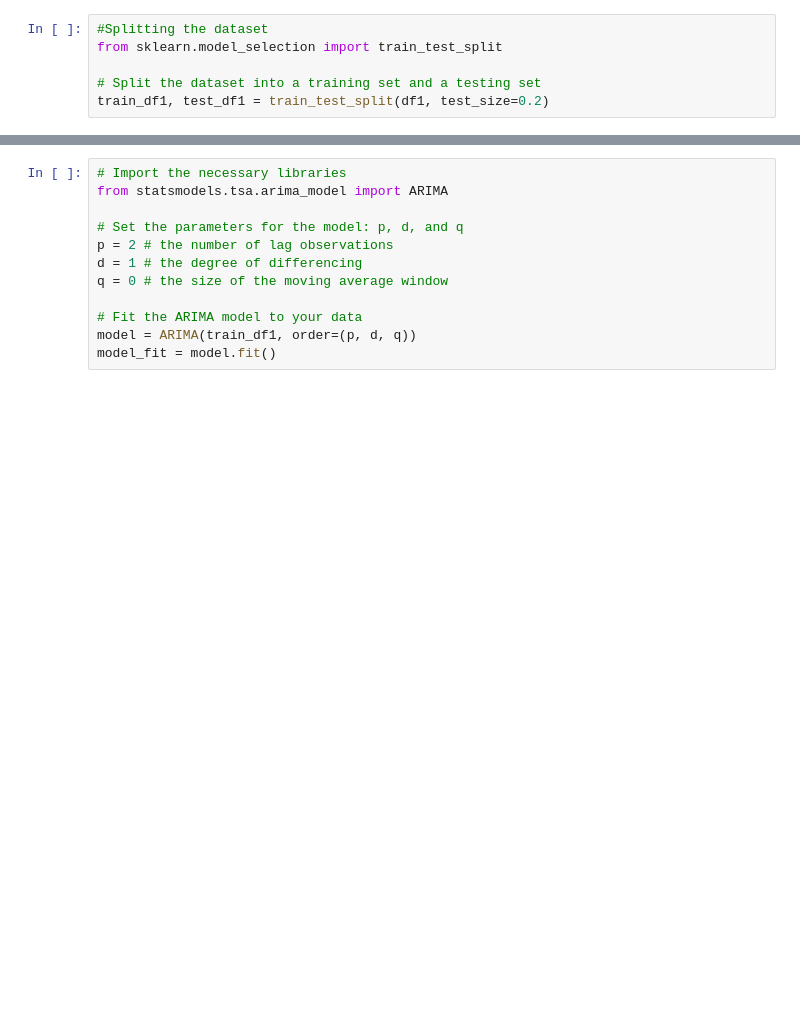
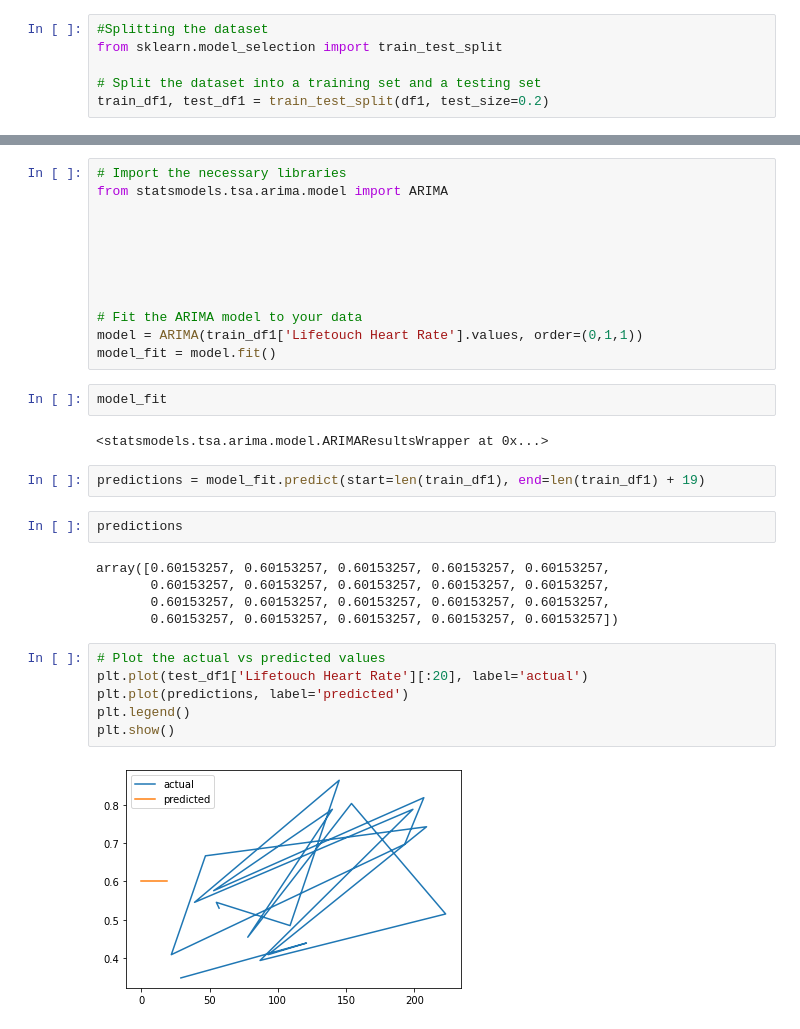
Before and after one commit to yamini542/Applied-AI, a Jupyter notebook: AI_ASS_Tas1_Time_series_Analysis.ipynb, the cells around one changed output, grey strips where cells are left out. Drawn from its saved outputs; the diff is of its cells as text; blank space fills up the shorter version.

```diff
--- a/AI_ASS_Tas1_Time_series_Analysis.ipynb
+++ b/AI_ASS_Tas1_Time_series_Analysis.ipynb
@@ -254,12 +273,33 @@ train_df1, test_df1 = train_test_split(df1, test_size=0.2)
 # %%
 # Import the necessary libraries
-from statsmodels.tsa.arima_model import ARIMA
+from statsmodels.tsa.arima.model import ARIMA
 
-# Set the parameters for the model: p, d, and q
-p = 2 # the number of lag observations
-d = 1 # the degree of differencing
-q = 0 # the size of the moving average window
+
+
+
+
 
 # Fit the ARIMA model to your data
-model = ARIMA(train_df1, order=(p, d, q))
+model = ARIMA(train_df1['Lifetouch Heart Rate'].values, order=(0,1,1))
 model_fit = model.fit()
+# %%
+model_fit
+# %% [output]
+<statsmodels.tsa.arima.model.ARIMAResultsWrapper at 0x...>
+# %%
+predictions = model_fit.predict(start=len(train_df1), end=len(train_df1) + 19)
+# %%
+predictions
+# %% [output]
+array([0.60153257, 0.60153257, 0.60153257, 0.60153257, 0.60153257,
+       0.60153257, 0.60153257, 0.60153257, 0.60153257, 0.60153257,
+       0.60153257, 0.60153257, 0.60153257, 0.60153257, 0.60153257,
+       0.60153257, 0.60153257, 0.60153257, 0.60153257, 0.60153257])
+# %%
+# Plot the actual vs predicted values
+plt.plot(test_df1['Lifetouch Heart Rate'][:20], label='actual')
+plt.plot(predictions, label='predicted')
+plt.legend()
+plt.show()
+# %% [output]
+[figure, added]
```
Also changed, not shown: parts of 4 cells of this notebook.
